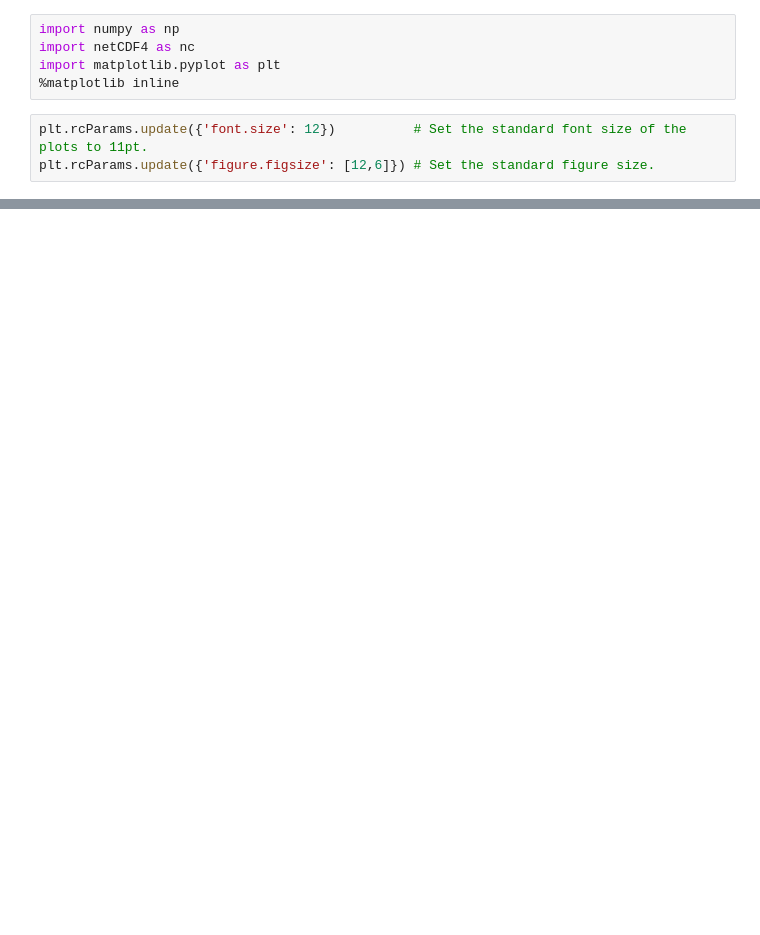
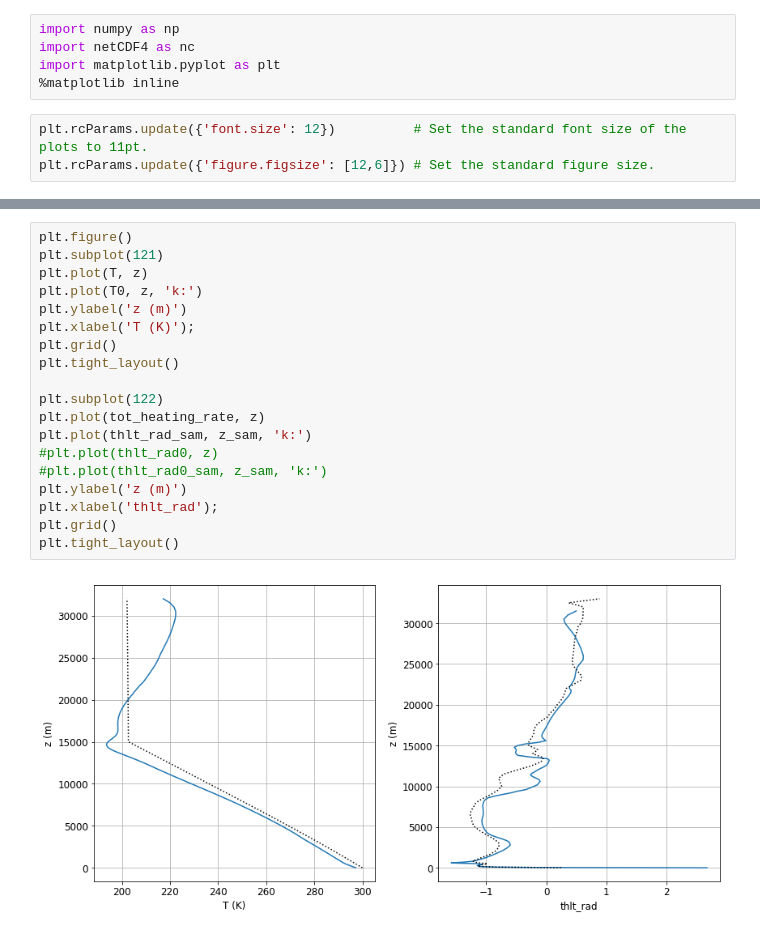
Before and after one commit to Chiil/smallprograms, a Jupyter notebook: rcemip_plot/RCEMIP First Test MicroHH.ipynb, the cells around one changed output, grey strips where cells are left out. Saved outputs shown, nothing was run; the diff lists cells and outputs as text; blank space fills up the shorter version.

```diff
--- a/rcemip_plot/RCEMIP First Test MicroHH.ipynb
+++ b/rcemip_plot/RCEMIP First Test MicroHH.ipynb
@@ -130,0 +180,21 @@ plt.tight_layout()
+# %%
+plt.figure()
+plt.subplot(121)
+plt.plot(T, z)
+plt.plot(T0, z, 'k:')
+plt.ylabel('z (m)')
+plt.xlabel('T (K)');
+plt.grid()
+plt.tight_layout()
+
+plt.subplot(122)
+plt.plot(tot_heating_rate, z)
+plt.plot(thlt_rad_sam, z_sam, 'k:')
+#plt.plot(thlt_rad0, z)
+#plt.plot(thlt_rad0_sam, z_sam, 'k:')
+plt.ylabel('z (m)')
+plt.xlabel('thlt_rad');
+plt.grid()
+plt.tight_layout()
+# %% [output]
+[figure, added]
```
Also changed, not shown: parts of 7 cells of this notebook.
